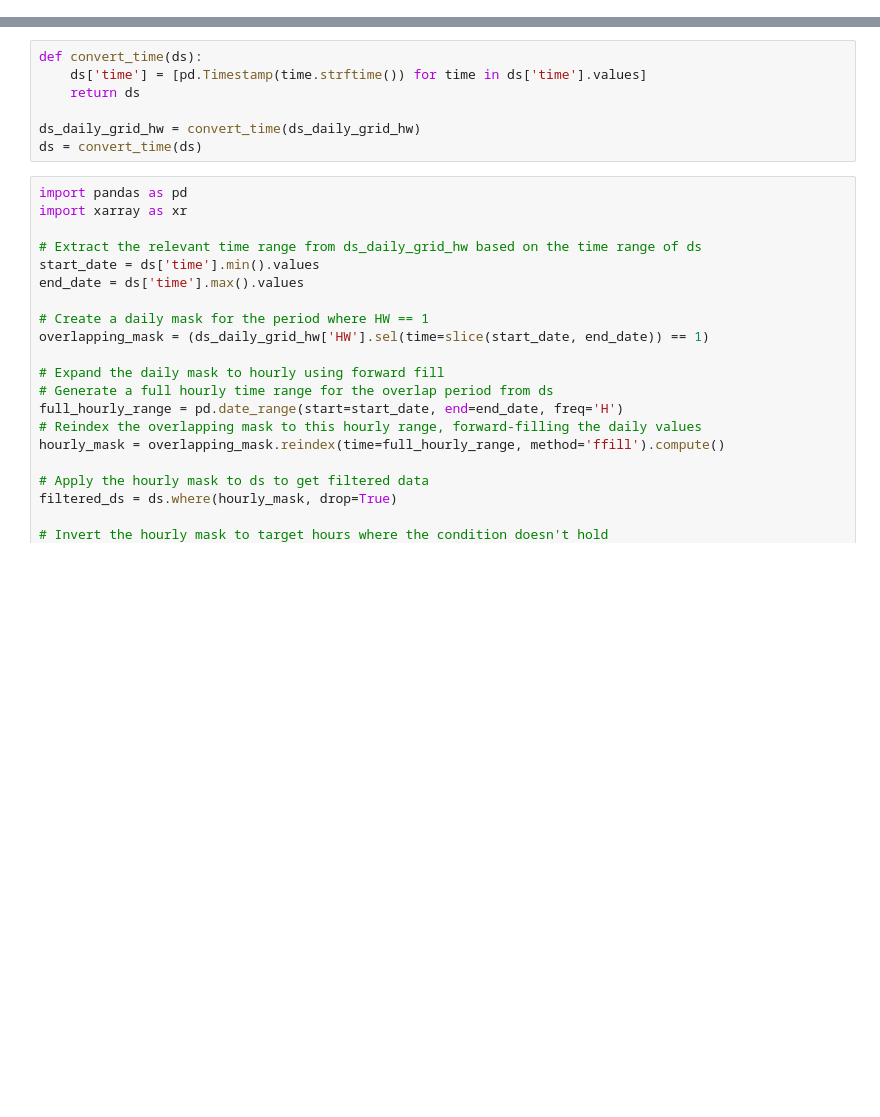
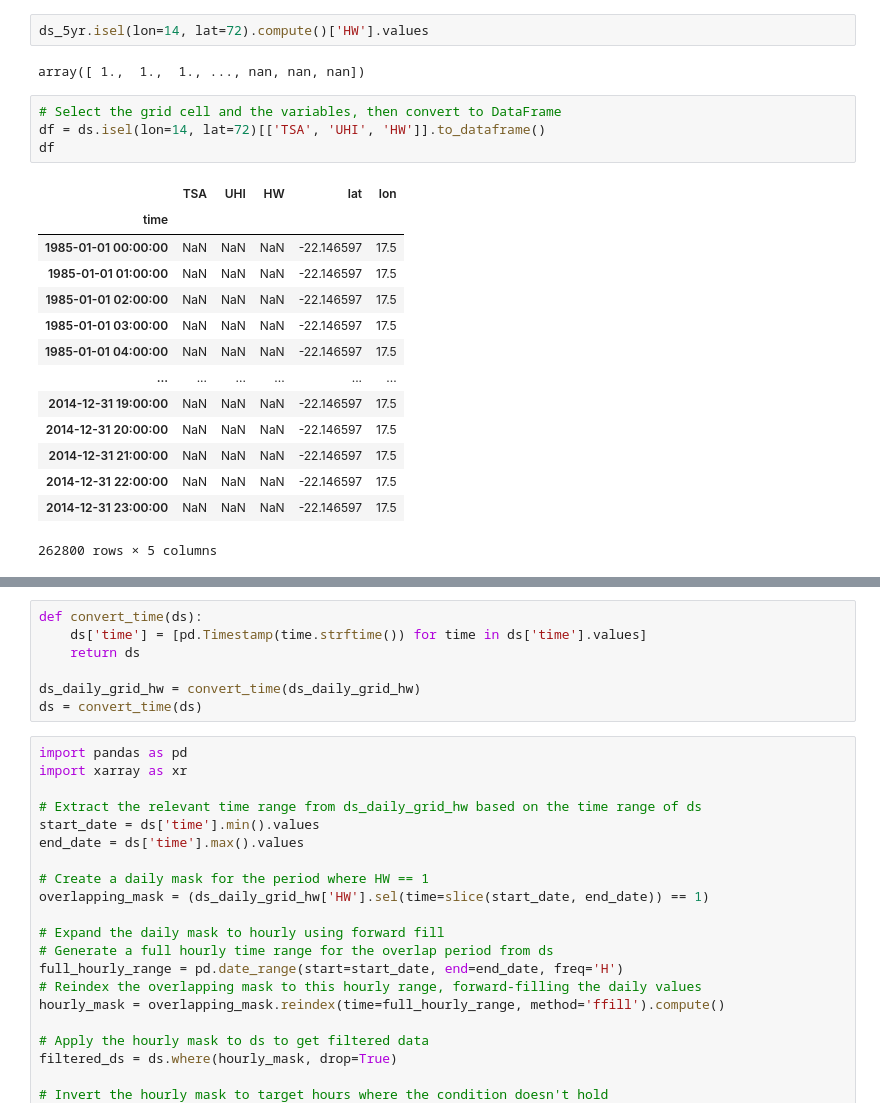
Before and after one commit to johnnyguo2007/research, a Jupyter notebook: hw_global/read_zarr.ipynb, the cells around one changed output, grey strips where cells are left out. Cells and saved outputs as stored; diff of their text form; blank space fills up the shorter version.

```diff
--- a/hw_global/read_zarr.ipynb
+++ b/hw_global/read_zarr.ipynb
@@ -84,0 +53,23 @@ C
+# %%
+ds_5yr.isel(lon=14, lat=72).compute()['HW'].values
+# %% [output]
+array([ 1.,  1.,  1., ..., nan, nan, nan])
+# %%
+# Select the grid cell and the variables, then convert to DataFrame
+df = ds.isel(lon=14, lat=72)[['TSA', 'UHI', 'HW']].to_dataframe()
+df
+# %% [output]
+|  | TSA | UHI | HW | lat | lon |
+| time |  |  |  |  |  |
+| 1985-01-01 00:00:00 | NaN | NaN | NaN | -22.146597 | 17.5 |
+| 1985-01-01 01:00:00 | NaN | NaN | NaN | -22.146597 | 17.5 |
+| 1985-01-01 02:00:00 | NaN | NaN | NaN | -22.146597 | 17.5 |
+| 1985-01-01 03:00:00 | NaN | NaN | NaN | -22.146597 | 17.5 |
+| 1985-01-01 04:00:00 | NaN | NaN | NaN | -22.146597 | 17.5 |
+| ... | ... | ... | ... | ... | ... |
+| 2014-12-31 19:00:00 | NaN | NaN | NaN | -22.146597 | 17.5 |
+| 2014-12-31 20:00:00 | NaN | NaN | NaN | -22.146597 | 17.5 |
+| 2014-12-31 21:00:00 | NaN | NaN | NaN | -22.146597 | 17.5 |
+| 2014-12-31 22:00:00 | NaN | NaN | NaN | -22.146597 | 17.5 |
+| 2014-12-31 23:00:00 | NaN | NaN | NaN | -22.146597 | 17.5 |
+262800 rows × 5 columns
```
Also changed, not shown: parts of 28 cells of this notebook, 8 other files.
